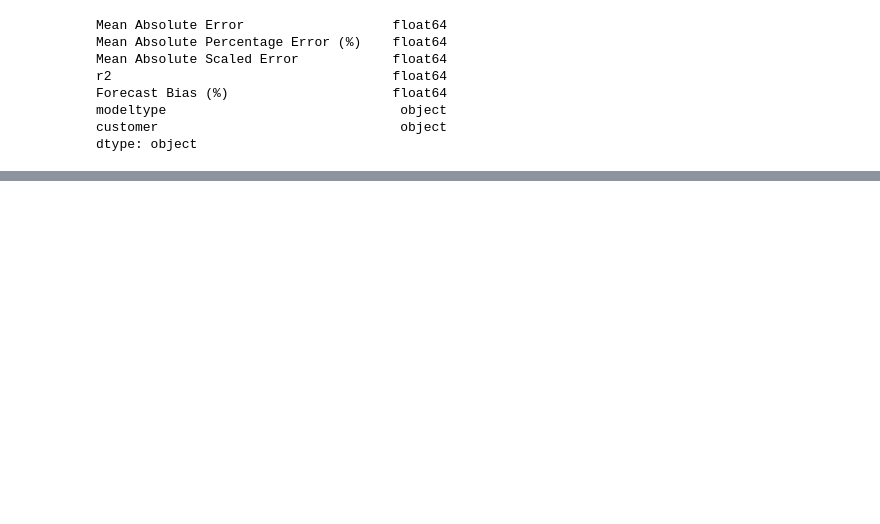
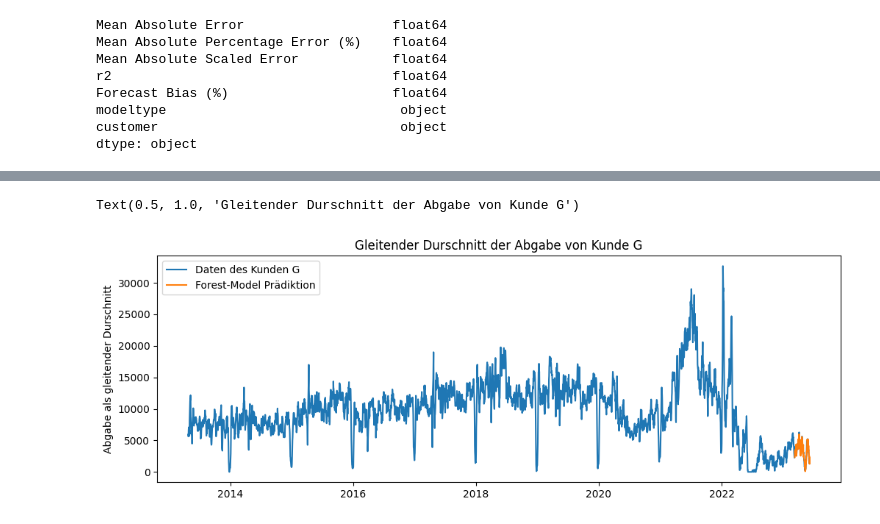
Before and after one commit to StefanEissler/Customs_Fee_Forecasting, a Jupyter notebook: notebooks/performance.ipynb, the cells around one changed output, grey strips where cells are left out. Saved outputs shown, nothing was run; the diff lists cells and outputs as text; code cells hidden in the pictures; blank space fills up the shorter version.

```diff
--- a/notebooks/performance.ipynb
+++ b/notebooks/performance.ipynb
@@ -26,3 +26,28 @@ avg_metrics_by_modeltype
 | lstm | 8258.424662 | 39.424831 | 5.160999 | -0.606226 | -16.470009 |
 | rnn | 9285.669572 | 56.129202 | 5.762655 | -1.289369 | -24.070505 |
 | xgboost | 4418.227019 | 21.232445 | 2.846985 | 0.399277 | -1.016532 |
+# %%
+import pandas as pd
+import sys
+sys.path.append('../src')
+from app.data_preprocessing import prep_data
+
+customer_a_data = pd.read_json("../data/raw/Forecasting_data_customer_a.json")
+customer_b_data = pd.read_json("../data/raw/Forecasting_data_customer_b.json")
+customer_c_data = pd.read_json("../data/raw/Forecasting_data_customer_c.json")
+customer_d_data = pd.read_json("../data/raw/Forecasting_data_customer_d.json")
+customer_e_data = pd.read_json("../data/raw/Forecasting_data_customer_e.json")
+customer_f_data = pd.read_json("../data/raw/Forecasting_data_customer_f.json")
+customer_g_data = pd.read_json("../data/raw/Forecasting_data_customer_g.json")
+customer_h_data = pd.read_json("../data/raw/Forecasting_data_customer_h.json")
+customer_i_data = pd.read_json("../data/raw/Forecasting_data_customer_i.json")
+
+customer_a_data = prep_data(customer_a_data)
+customer_b_data = prep_data(customer_b_data)
+customer_c_data = prep_data(customer_c_data)
+customer_d_data = prep_data(customer_d_data)
+customer_e_data = prep_data(customer_e_data)
+customer_f_data = prep_data(customer_f_data)
+customer_g_data = prep_data(customer_g_data)
+customer_h_data = prep_data(customer_h_data)
+customer_i_data = prep_data(customer_i_data)
@@ -28,0 +110,15 @@ avg_metrics_by_modeltype
+# %%
+import matplotlib.pyplot as plt
+
+customer_g_prediction = pd.read_csv("../data/prediction/customer_g_forest_2024-04-19_11-14-10_prediction.csv")
+last_90_days_index = customer_g_data.index[-90:]
+
+plt.figure(figsize=(12, 4))
+plt.plot(customer_g_data.index, customer_g_data.Abgabe_movavg, label="Daten des Kunden G")
+plt.plot(last_90_days_index, customer_g_prediction.prediction, label="Forest-Model Prädiktion")
+plt.legend()
+plt.ylabel("Abgabe als gleitender Durschnitt")
+plt.title("Gleitender Durschnitt der Abgabe von Kunde G")
+# %% [output]
+Text(0.5, 1.0, 'Gleitender Durschnitt der Abgabe von Kunde G')
+[figure, added]
```
Also changed, not shown: parts of 2 cells of this notebook, 9 other files.
